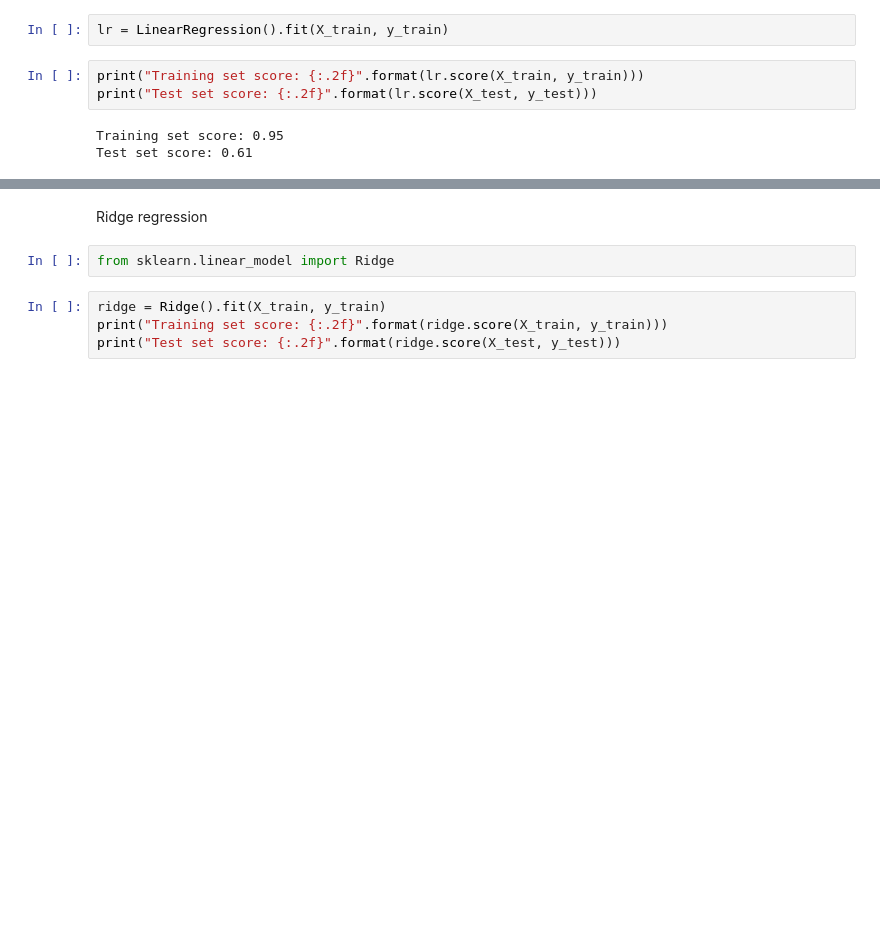
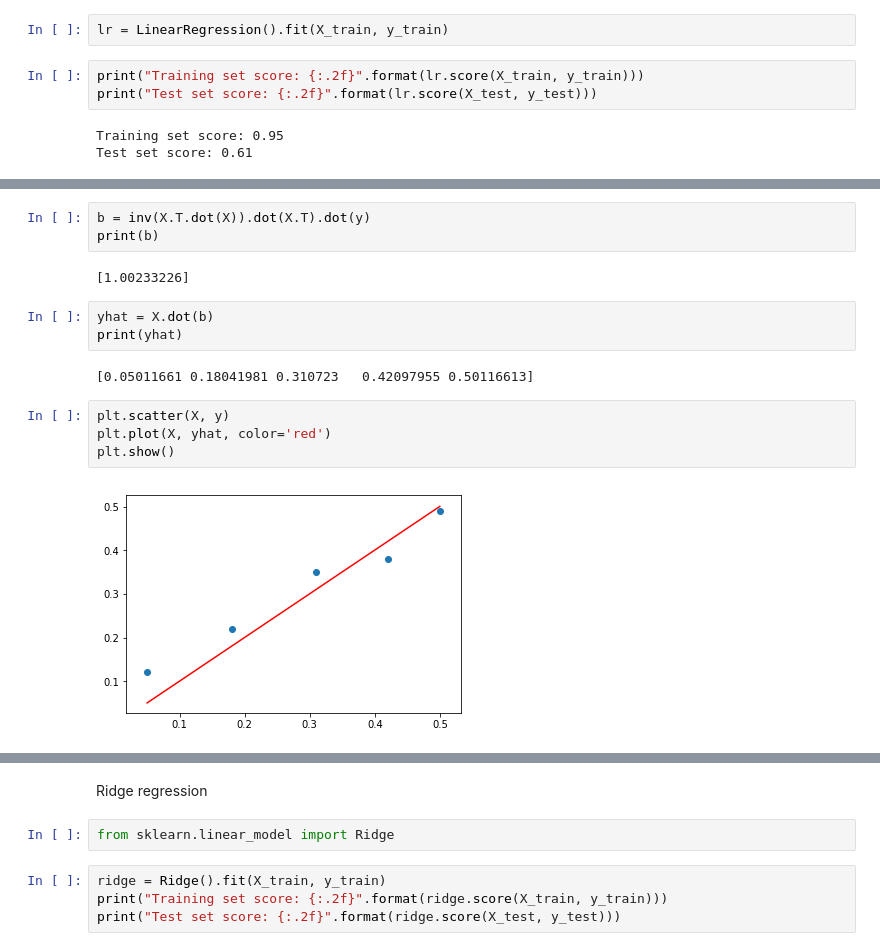
Before and after one commit to geniuschinchillas/ChinchillasSnack, a Jupyter notebook: Supervised Learning/Linear_Models.ipynb, the cells around one changed output, grey strips where cells are left out. Drawn from its saved outputs; the diff is of its cells as text; blank space fills up the shorter version.

```diff
--- a/Supervised Learning/Linear_Models.ipynb
+++ b/Supervised Learning/Linear_Models.ipynb
@@ -109,0 +185,16 @@ Test set score: 0.61
+# %%
+b = inv(X.T.dot(X)).dot(X.T).dot(y)
+print(b)
+# %% [output]
+[1.00233226]
+# %%
+yhat = X.dot(b)
+print(yhat)
+# %% [output]
+[0.05011661 0.18041981 0.310723   0.42097955 0.50116613]
+# %%
+plt.scatter(X, y)
+plt.plot(X, yhat, color='red')
+plt.show()
+# %% [output]
+[figure, added]
```
Also changed, not shown: parts of 27 cells of this notebook.
